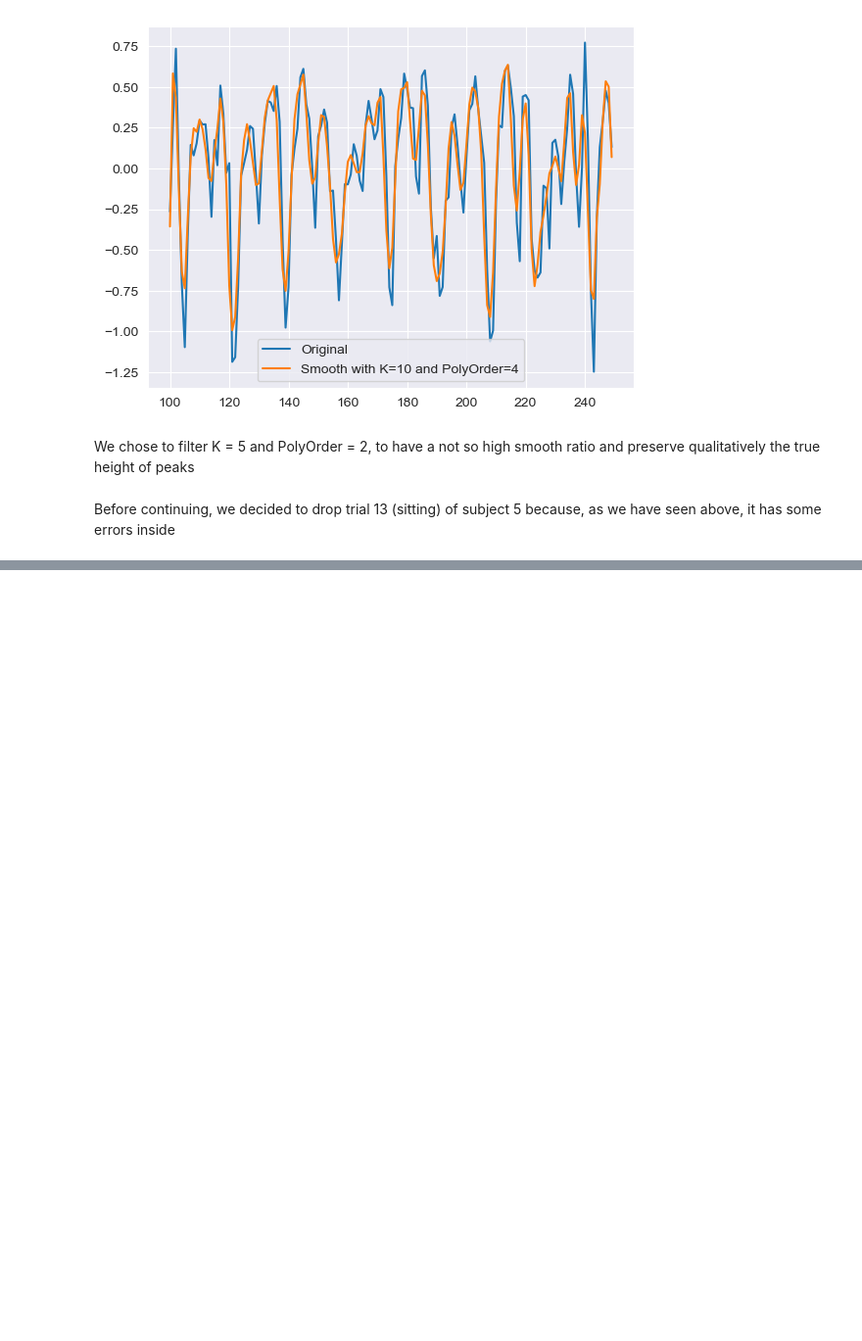
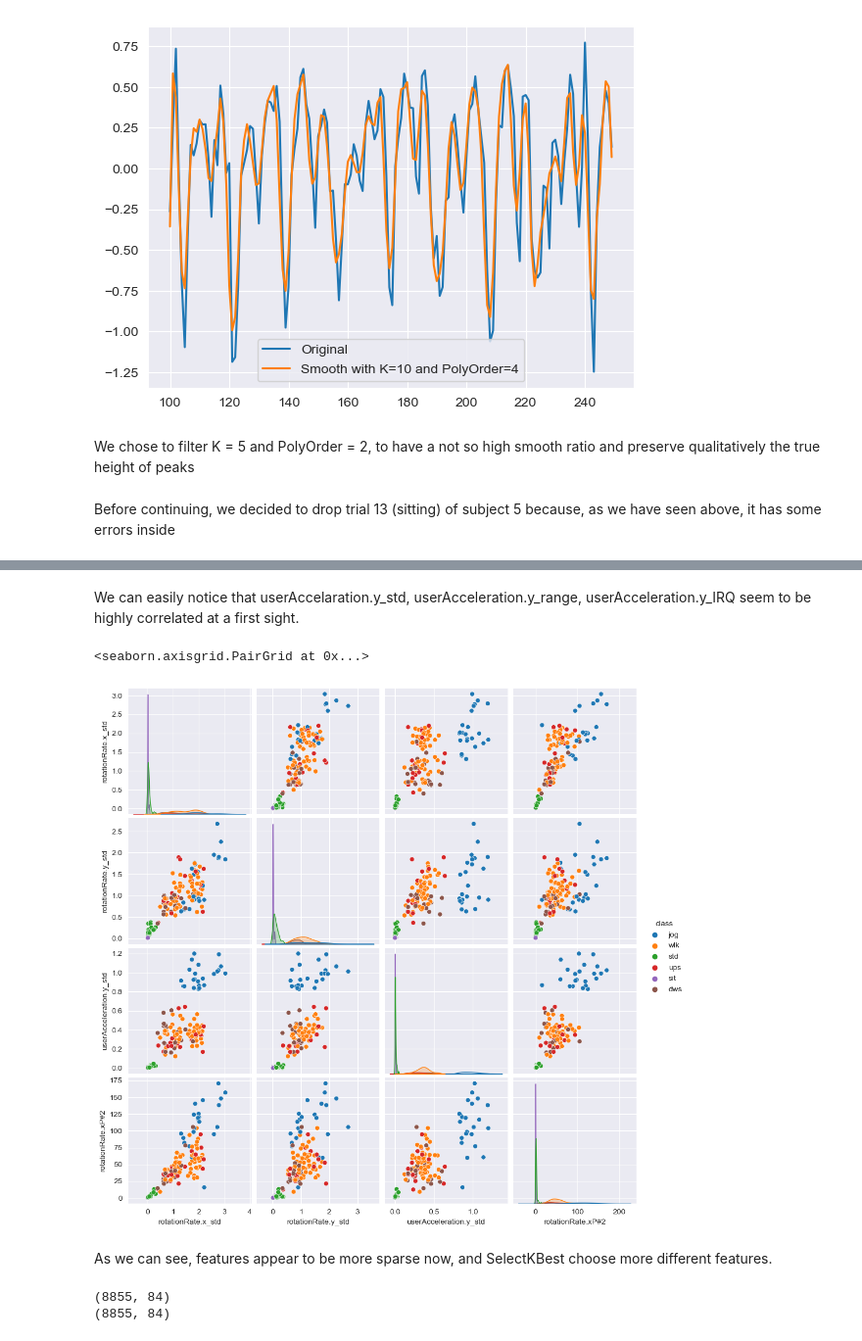
Before and after one commit to Sgazzirro/DataMiningProject, a Jupyter notebook: LavorettiProvaDiAngelo/exploratory_data_analysis.ipynb, the cells around one changed output, grey strips where cells are left out. Shown at 98% size. Drawn from its saved outputs; the diff is of its cells as text; code cells hidden in the pictures; blank space fills up the shorter version.

```diff
--- a/LavorettiProvaDiAngelo/exploratory_data_analysis.ipynb
+++ b/LavorettiProvaDiAngelo/exploratory_data_analysis.ipynb
@@ -203,0 +273,11 @@ new_dataset = create_time_series_speed_up(ACTIVITY_CODES, TRIAL_CODES, ACTORS, e
+# %%
+# Create correlation matrix
+corr_matrix = only_numeric_dataset.corr().abs()
+
+# Select upper triangle of correlation matrix
+upper = corr_matrix.where(np.triu(np.ones(corr_matrix.shape), k=1).astype(bool))
+
+# Find features with correlation greater than 0.95
+to_drop = [column for column in upper.columns if any(upper[column] > 0.95)]
+# Drop features
+to_drop
@@ -203,0 +298,2 @@ new_dataset = create_time_series_speed_up(ACTIVITY_CODES, TRIAL_CODES, ACTORS, e
+# %%
+only_numeric_dataset_filtered = only_numeric_dataset.drop(to_drop, axis=1)
@@ -203,0 +331,24 @@ new_dataset = create_time_series_speed_up(ACTIVITY_CODES, TRIAL_CODES, ACTORS, e
+# %% [markdown]
+We can easily notice that userAccelaration.y_std, userAcceleration.y_range, userAcceleration.y_IRQ seem to be highly correlated at a first sight.
+# %%
+encoder=LabelEncoder()
+feature_sel = SelectKBest(k=4).fit(only_numeric_dataset_filtered.drop("class", axis=1), encoder.fit_transform(only_numeric_dataset_filtered["class"]))
+selected_features=feature_sel.get_support(indices=True)
+selected_features=np.append(selected_features, 83)
+
+test1 =only_numeric_dataset_filtered.iloc[:, selected_features]
+
+sns.pairplot(data=test1.sample(n=200), hue="class")
+# %% [output]
+<seaborn.axisgrid.PairGrid at 0x...>
+[figure, added]
+# %% [markdown]
+As we can see, features appear to be more sparse now, and SelectKBest choose more different features.
+# %%
+# Check for duplicates
+print(only_numeric_dataset_filtered.shape)
+only_numeric_dataset_filtered.duplicated(keep=False)
+print(only_numeric_dataset_filtered.shape)
+# %% [output]
+(8855, 84)
+(8855, 84)
```
Also changed, not shown: parts of 31 cells of this notebook, 2 other files.
